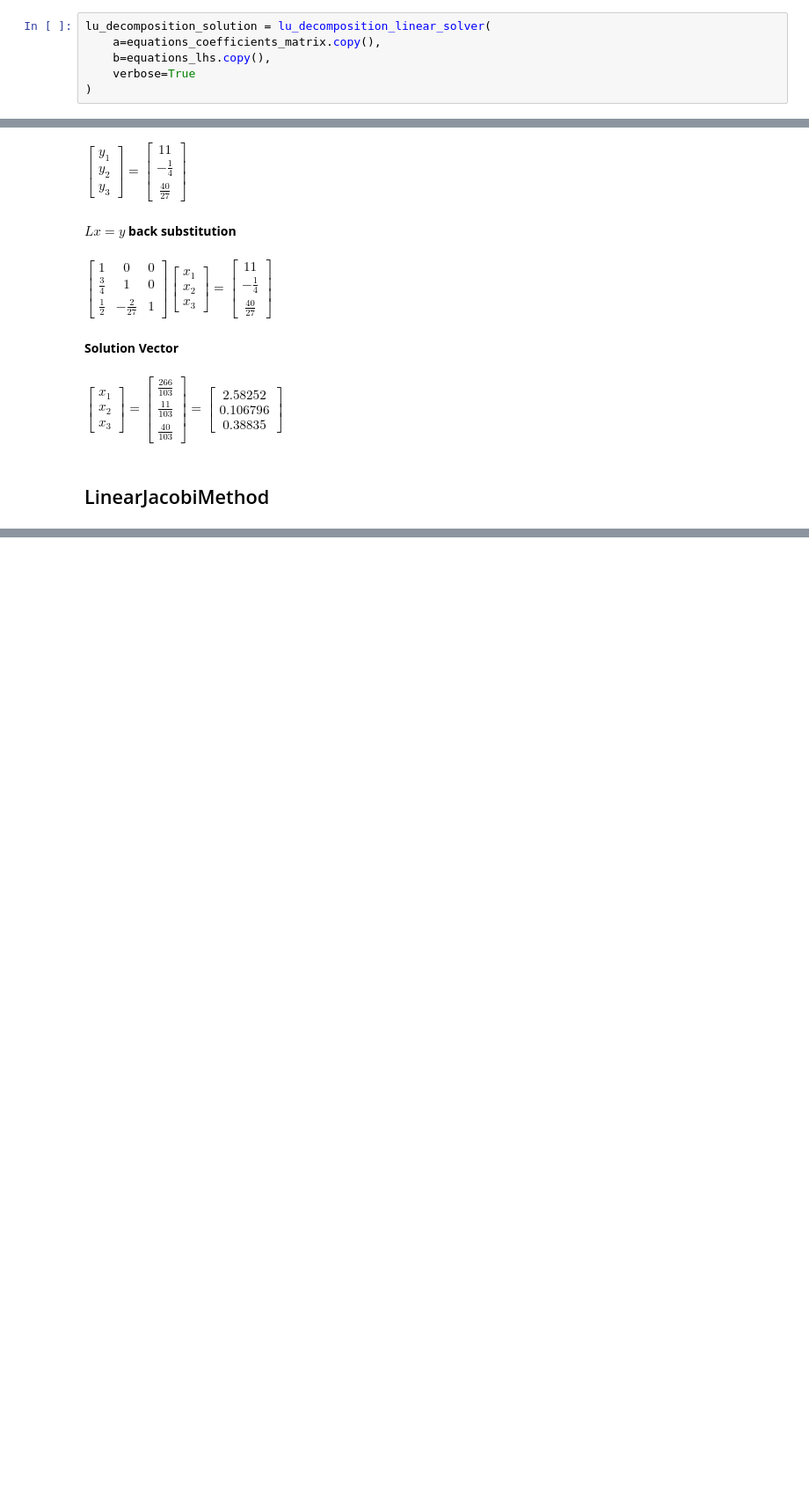
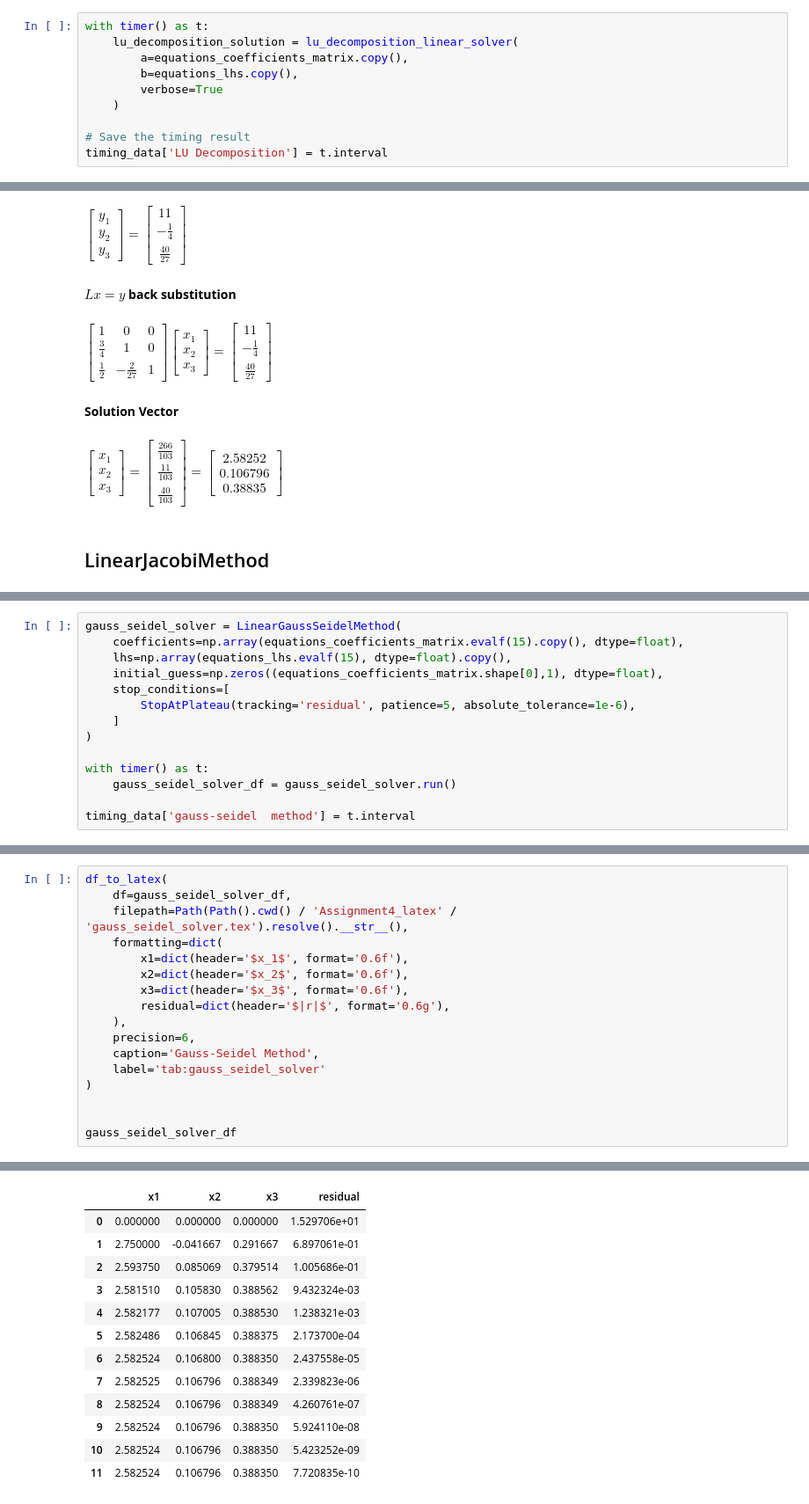
Before and after one commit to hasan-alj88/NumericalMethods, a Jupyter notebook: Examples/Assginment4/Assginment4.ipynb, the cells around one changed output, grey strips where cells are left out. Shown at 88% size. Drawn from its saved outputs; the diff is of its cells as text; blank space fills up the shorter version.

```diff
--- a/Examples/Assginment4/Assginment4.ipynb
+++ b/Examples/Assginment4/Assginment4.ipynb
@@ -111,11 +127,15 @@ $\displaystyle \left[\begin{matrix}2.582524272\\0.1067961165\\0.3883495146\end{m
 # %% [markdown]
 ## LU Decomposition
 # %%
-lu_decomposition_solution = lu_decomposition_linear_solver(
-    a=equations_coefficients_matrix.copy(),
-    b=equations_lhs.copy(),
-    verbose=True
-)
+with timer() as t:
+    lu_decomposition_solution = lu_decomposition_linear_solver(
+        a=equations_coefficients_matrix.copy(),
+        b=equations_lhs.copy(),
+        verbose=True
+    )
+
+# Save the timing result
+timing_data['LU Decomposition'] = t.interval
 # %% [output]
 **LU Decomposition**
 $\displaystyle \left[\begin{matrix}4 & -1 & 2\\3 & 6 & -1\\2 & -1 & 5\end{matrix}\right]\left[\begin{matrix}x_{1}\\x_{2}\\x_{3}\end{matrix}\right] = \left[\begin{matrix}11\\8\\7\end{matrix}\right]$
@@ -179,0 +219,14 @@ jacob_solver_df.astype(float)
+# %%
+gauss_seidel_solver = LinearGaussSeidelMethod(
+    coefficients=np.array(equations_coefficients_matrix.evalf(15).copy(), dtype=float),
+    lhs=np.array(equations_lhs.evalf(15), dtype=float).copy(),
+    initial_guess=np.zeros((equations_coefficients_matrix.shape[0],1), dtype=float),
+    stop_conditions=[
+        StopAtPlateau(tracking='residual', patience=5, absolute_tolerance=1e-6),
+    ]
+)
+
+with timer() as t:
+    gauss_seidel_solver_df = gauss_seidel_solver.run()
+
+timing_data['gauss-seidel  method'] = t.interval
@@ -179,0 +251,18 @@ jacob_solver_df.astype(float)
+# %%
+df_to_latex(
+    df=gauss_seidel_solver_df,
+    filepath=Path(Path().cwd() / 'Assignment4_latex' / 'gauss_seidel_solver.tex').resolve().__str__(),
+    formatting=dict(
+        x1=dict(header='$x_1$', format='0.6f'),
+        x2=dict(header='$x_2$', format='0.6f'),
+        x3=dict(header='$x_3$', format='0.6f'),
+        residual=dict(header='$|r|$', format='0.6g'),
+    ),
+    precision=6,
+    caption='Gauss-Seidel Method',
+    label='tab:gauss_seidel_solver'
+)
+
+
+gauss_seidel_solver_df
+# %% [output]
@@ -179,0 +270,13 @@ jacob_solver_df.astype(float)
+|  | x1 | x2 | x3 | residual |
+| 0 | 0.000000 | 0.000000 | 0.000000 | 1.529706e+01 |
+| 1 | 2.750000 | -0.041667 | 0.291667 | 6.897061e-01 |
+| 2 | 2.593750 | 0.085069 | 0.379514 | 1.005686e-01 |
+| 3 | 2.581510 | 0.105830 | 0.388562 | 9.432324e-03 |
+| 4 | 2.582177 | 0.107005 | 0.388530 | 1.238321e-03 |
+| 5 | 2.582486 | 0.106845 | 0.388375 | 2.173700e-04 |
+| 6 | 2.582524 | 0.106800 | 0.388350 | 2.437558e-05 |
+| 7 | 2.582525 | 0.106796 | 0.388349 | 2.339823e-06 |
+| 8 | 2.582524 | 0.106796 | 0.388349 | 4.260761e-07 |
+| 9 | 2.582524 | 0.106796 | 0.388350 | 5.924110e-08 |
+| 10 | 2.582524 | 0.106796 | 0.388350 | 5.423252e-09 |
+| 11 | 2.582524 | 0.106796 | 0.388350 | 7.720835e-10 |
```
Also changed, not shown: parts of 10 cells of this notebook, 5 other files.
